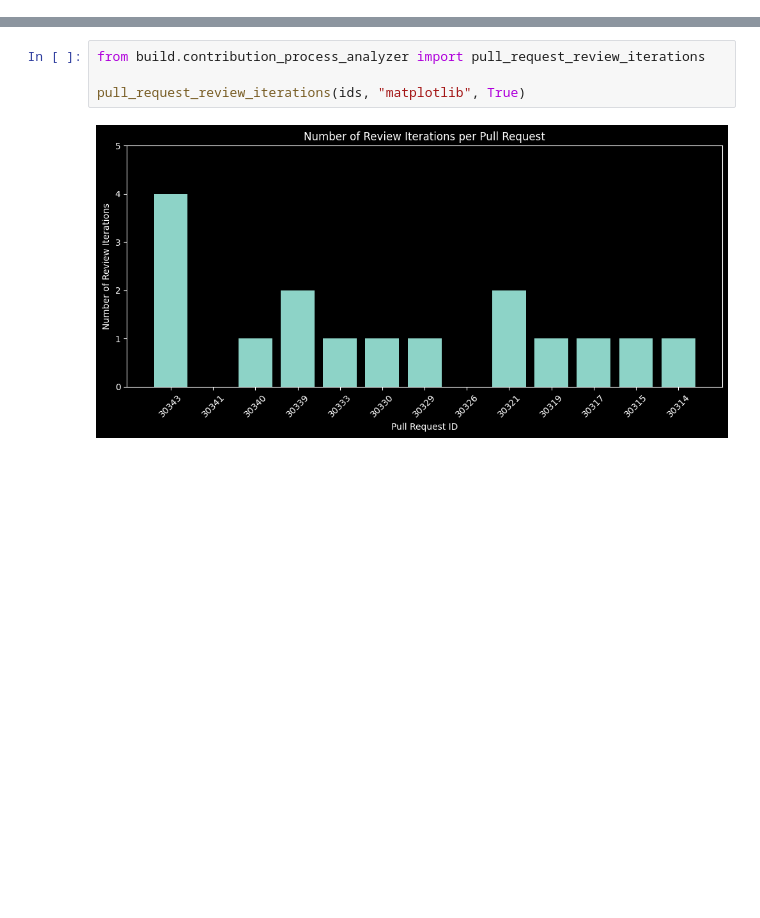
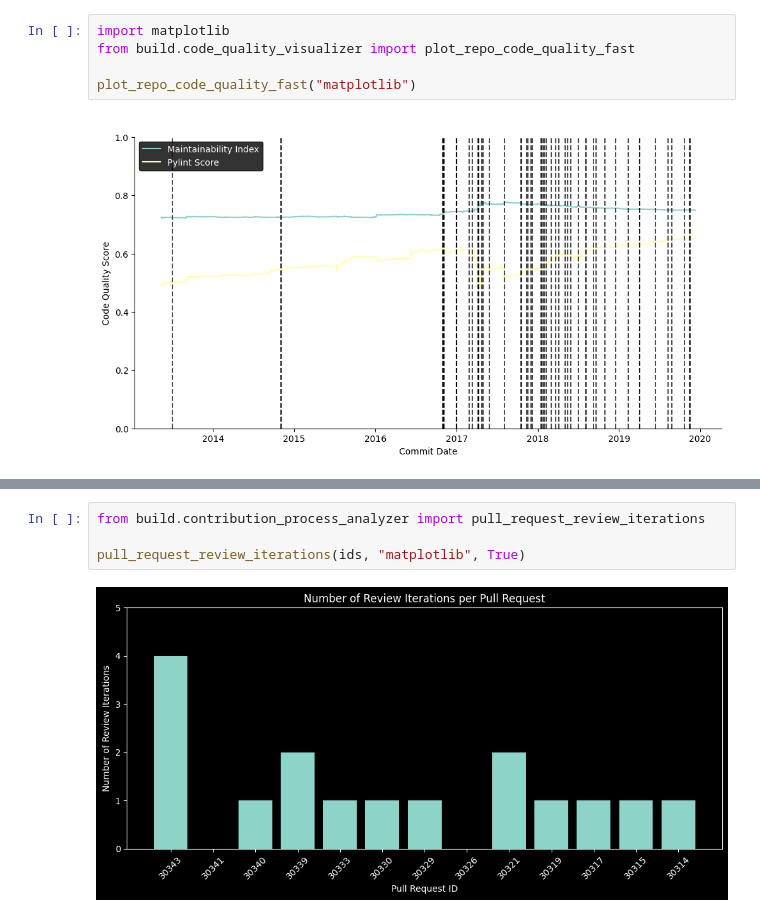
Before and after one commit to AlexS-1/Bachelor-Code, a Jupyter notebook: test.ipynb, the cells around one changed output, grey strips where cells are left out. Drawn from its saved outputs; the diff is of its cells as text; blank space fills up the shorter version.

Commit message:
Fix: Improve file viewpoint of code quality and add guideline changes - Remove unused files - Improve formatting of writing - Update jupyter notebook with improved functionality

```diff
--- a/test.ipynb
+++ b/test.ipynb
@@ -65,3 +110,10 @@ plot_file_code_quality("streamlit_app.py")
+# %%
+import matplotlib
+from build.code_quality_visualizer import plot_repo_code_quality_fast
+
+plot_repo_code_quality_fast("matplotlib")
+# %% [output]
+[figure, added]
 # %%
 from matplotlib.colors import hex2color
 from build.code_quality_analyzer import calculate_maintainability_index, get_attribute_value_at_time
```
Also changed, not shown: parts of 8 cells of this notebook, 11 other files.
